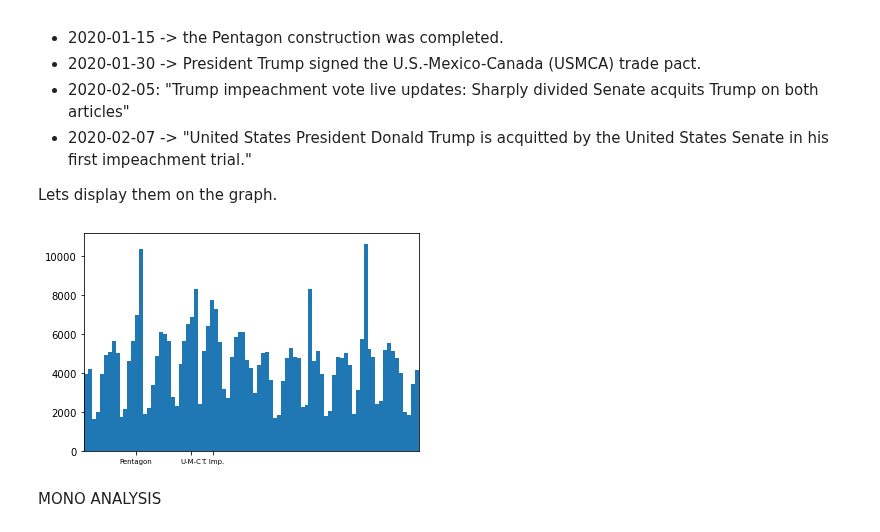
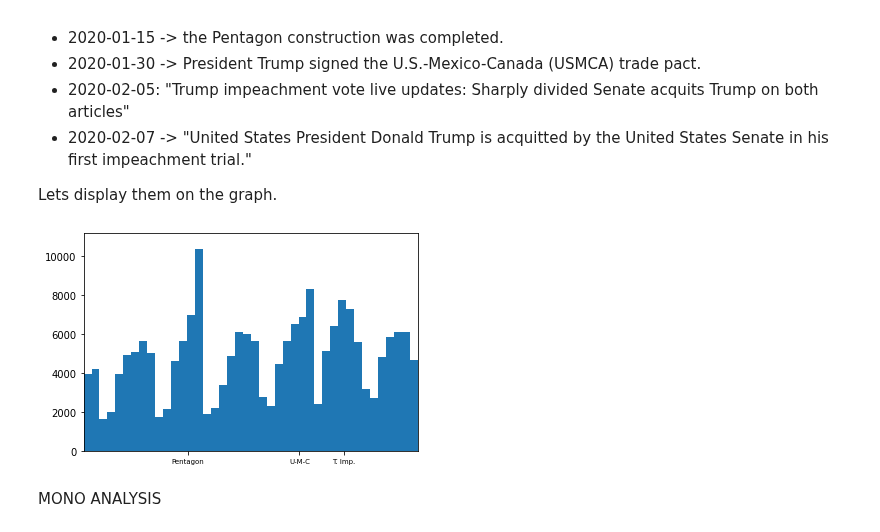
Before and after one commit to epfl-ada/ada-2021-project-mmng, a Jupyter notebook: final_notebook.ipynb, the cells around one changed output. Saved outputs shown, nothing was run; the diff lists cells and outputs as text; code cells hidden in the pictures.

```diff
--- a/final_notebook.ipynb
+++ b/final_notebook.ipynb
@@ -340,13 +343,14 @@ for i in events.keys():
 for j in events.values():
     events_values.append(j)
 # %%
+#replotting data
 bins = 100
 hist = plt.hist(formatted_df["date"].dt.date,bins)
-plt.xlim([datetime.date(2020, 1, 1), datetime.date(2020,4, 1)])
+plt.xlim([datetime.date(2020, 1, 1), datetime.date(2020,2, 15)])
 plt.xticks([events_keys[i] for i in range(0,len(events_keys))],[events_values[i] for i in range(0,len(events_values))],fontsize=7)
 plt.show()
 # %% [output]
-[figure, old version]
+[figure, new version]
 # %% [markdown]
 MONO ANALYSIS
 # %% [markdown]
```
Also changed, not shown: parts of 4 cells of this notebook.
